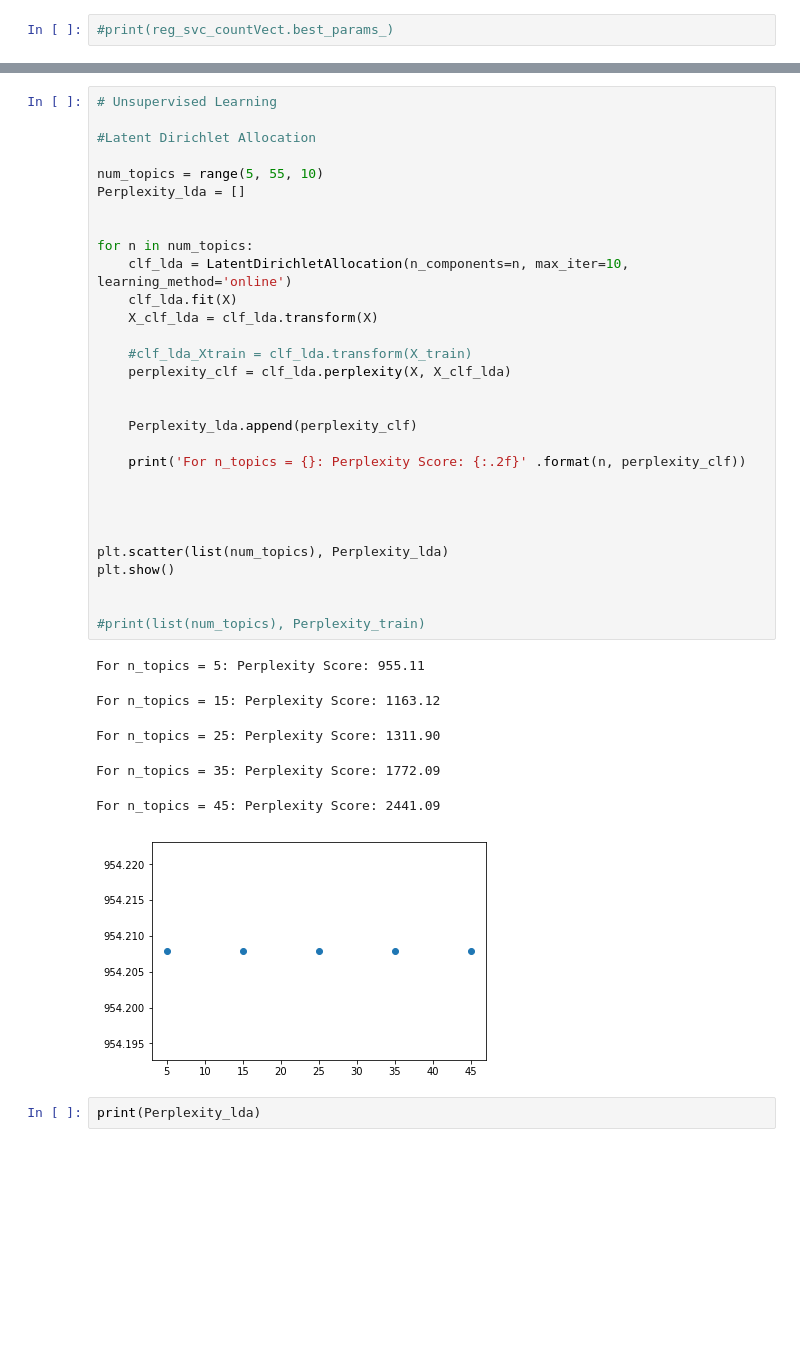
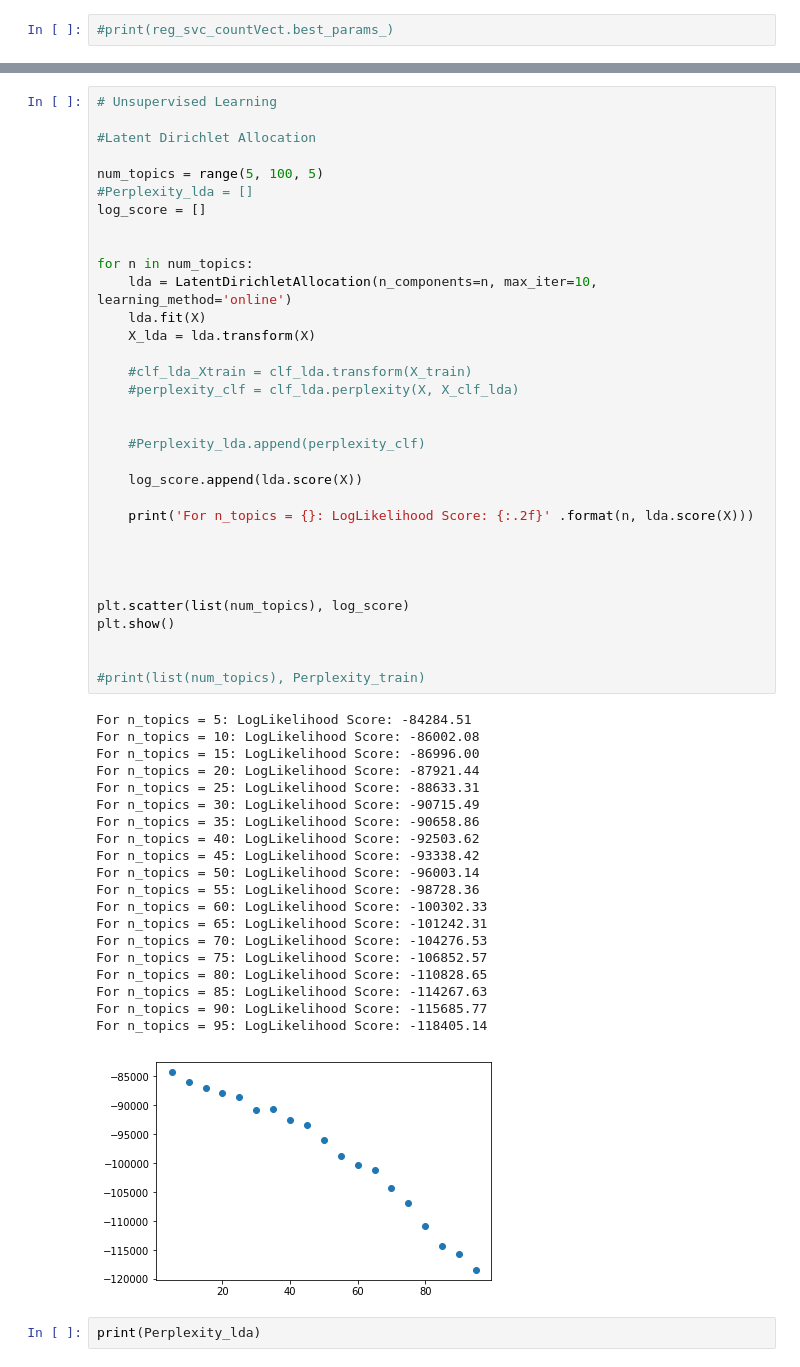
Before and after one commit to donaray/SpringBoard, a Jupyter notebook: Capstone/TextClassification/TextClassification.ipynb, the cells around one changed output, grey strips where cells are left out. Cells and saved outputs as stored; diff of their text form; blank space fills up the shorter version.

```diff
--- a/Capstone/TextClassification/TextClassification.ipynb
+++ b/Capstone/TextClassification/TextClassification.ipynb
@@ -1319,40 +1350,57 @@ Name: Rating, dtype: int64
 # %%
 # Unsupervised Learning
 
 #Latent Dirichlet Allocation
 
-num_topics = range(5, 55, 10)
-Perplexity_lda = []
+num_topics = range(5, 100, 5)
+#Perplexity_lda = []
+log_score = []
 
 
 for n in num_topics:
-    clf_lda = LatentDirichletAllocation(n_components=n, max_iter=10, learning_method='online')
-    clf_lda.fit(X)
-    X_clf_lda = clf_lda.transform(X)
+    lda = LatentDirichletAllocation(n_components=n, max_iter=10, learning_method='online')
+    lda.fit(X)
+    X_lda = lda.transform(X)
 
     #clf_lda_Xtrain = clf_lda.transform(X_train)
-    perplexity_clf = clf_lda.perplexity(X, X_clf_lda)
+    #perplexity_clf = clf_lda.perplexity(X, X_clf_lda)
 
 
-    Perplexity_lda.append(perplexity_clf)
+    #Perplexity_lda.append(perplexity_clf)
 
-    print('For n_topics = {}: Perplexity Score: {:.2f}' .format(n, perplexity_clf))
+    log_score.append(lda.score(X))
+
+    print('For n_topics = {}: LogLikelihood Score: {:.2f}' .format(n, lda.score(X)))
 
 
 
 
-plt.scatter(list(num_topics), Perplexity_lda)
+plt.scatter(list(num_topics), log_score)
 plt.show()
 
 
 #print(list(num_topics), Perplexity_train)
 # %% [output]
-For n_topics = 5: Perplexity Score: 955.11
+For n_topics = 5: LogLikelihood Score: -84284.51
+For n_topics = 10: LogLikelihood Score: -86002.08
+For n_topics = 15: LogLikelihood Score: -86996.00
+For n_topics = 20: LogLikelihood Score: -87921.44
+For n_topics = 25: LogLikelihood Score: -88633.31
+For n_topics = 30: LogLikelihood Score: -90715.49
+For n_topics = 35: LogLikelihood Score: -90658.86
+For n_topics = 40: LogLikelihood Score: -92503.62
+For n_topics = 45: LogLikelihood Score: -93338.42
+For n_topics = 50: LogLikelihood Score: -96003.14
+For n_topics = 55: LogLikelihood Score: -98728.36
+For n_topics = 60: LogLikelihood Score: -100302.33
+For n_topics = 65: LogLikelihood Score: -101242.31
+For n_topics = 70: LogLikelihood Score: -104276.53
+For n_topics = 75: LogLikelihood Score: -106852.57
+For n_topics = 80: LogLikelihood Score: -110828.65
+For n_topics = 85: LogLikelihood Score: -114267.63
+For n_topics = 90: LogLikelihood Score: -115685.77
+For n_topics = 95: LogLikelihood Score: -118405.14
-For n_topics = 15: Perplexity Score: 1163.12
-For n_topics = 25: Perplexity Score: 1311.90
-For n_topics = 35: Perplexity Score: 1772.09
-For n_topics = 45: Perplexity Score: 2441.09
-[figure, old version]
+[figure, new version]
 # %%
 print(Perplexity_lda)
 # %% [output]
```
Also changed, not shown: parts of 10 cells of this notebook.
